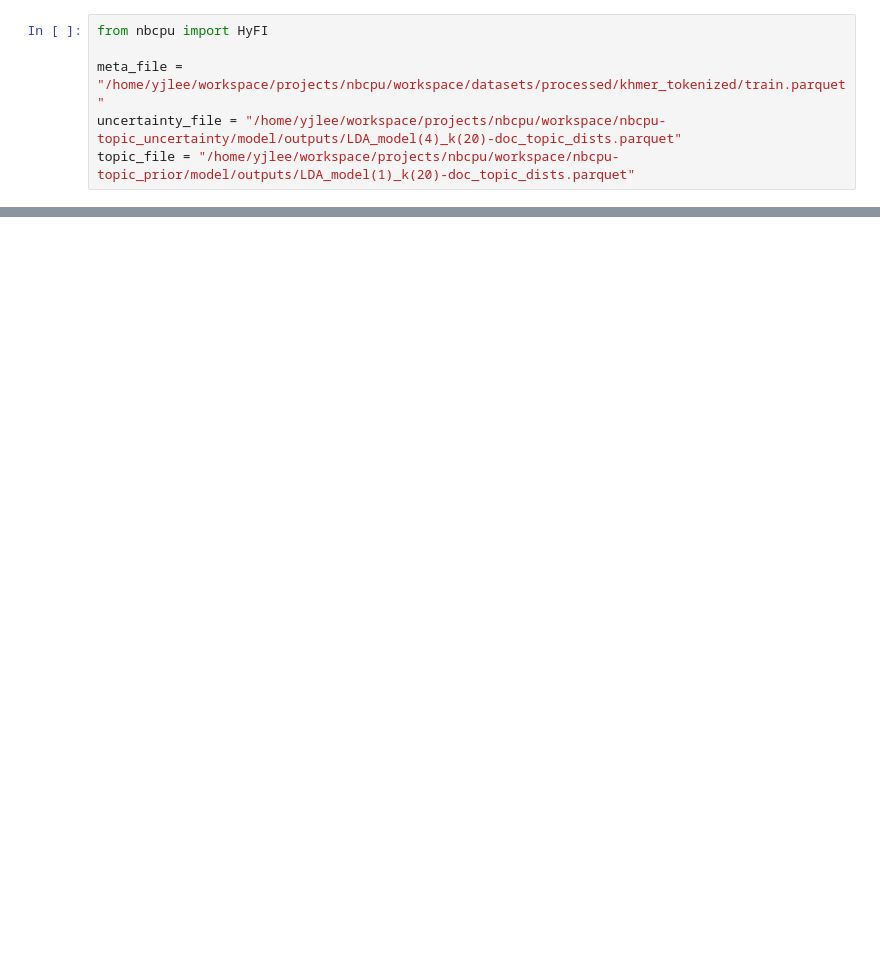
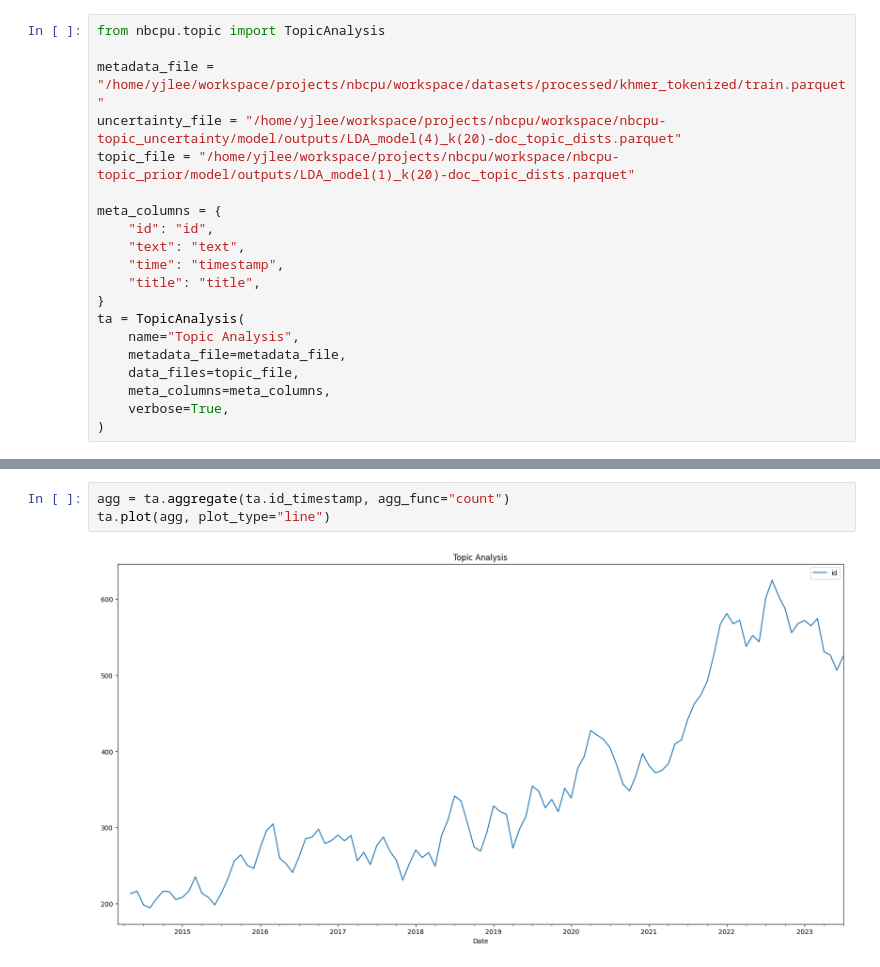
Before and after one commit to entelecheia/nbcpu, a Jupyter notebook: book/supplementary/analysis/index.ipynb, the cells around one changed output, grey strips where cells are left out. Saved outputs shown, nothing was run; the diff lists cells and outputs as text; blank space fills up the shorter version.

Commit message:
docs: update analysis notebook

```diff
--- a/book/supplementary/analysis/index.ipynb
+++ b/book/supplementary/analysis/index.ipynb
@@ -3,6 +5,20 @@
 # %%
-from nbcpu import HyFI
+from nbcpu.topic import TopicAnalysis
 
-meta_file = "/home/yjlee/workspace/projects/nbcpu/workspace/datasets/processed/khmer_tokenized/train.parquet"
+metadata_file = "/home/yjlee/workspace/projects/nbcpu/workspace/datasets/processed/khmer_tokenized/train.parquet"
 uncertainty_file = "/home/yjlee/workspace/projects/nbcpu/workspace/nbcpu-topic_uncertainty/model/outputs/LDA_model(4)_k(20)-doc_topic_dists.parquet"
 topic_file = "/home/yjlee/workspace/projects/nbcpu/workspace/nbcpu-topic_prior/model/outputs/LDA_model(1)_k(20)-doc_topic_dists.parquet"
+
+meta_columns = {
+    "id": "id",
+    "text": "text",
+    "time": "timestamp",
+    "title": "title",
+}
+ta = TopicAnalysis(
+    name="Topic Analysis",
+    metadata_file=metadata_file,
+    data_files=topic_file,
+    meta_columns=meta_columns,
+    verbose=True,
+)
@@ -87,0 +61,5 @@ data
+# %%
+agg = ta.aggregate(ta.id_timestamp, agg_func="count")
+ta.plot(agg, plot_type="line")
+# %% [output]
+[figure, added]
```
Also changed, not shown: parts of 18 cells of this notebook.
